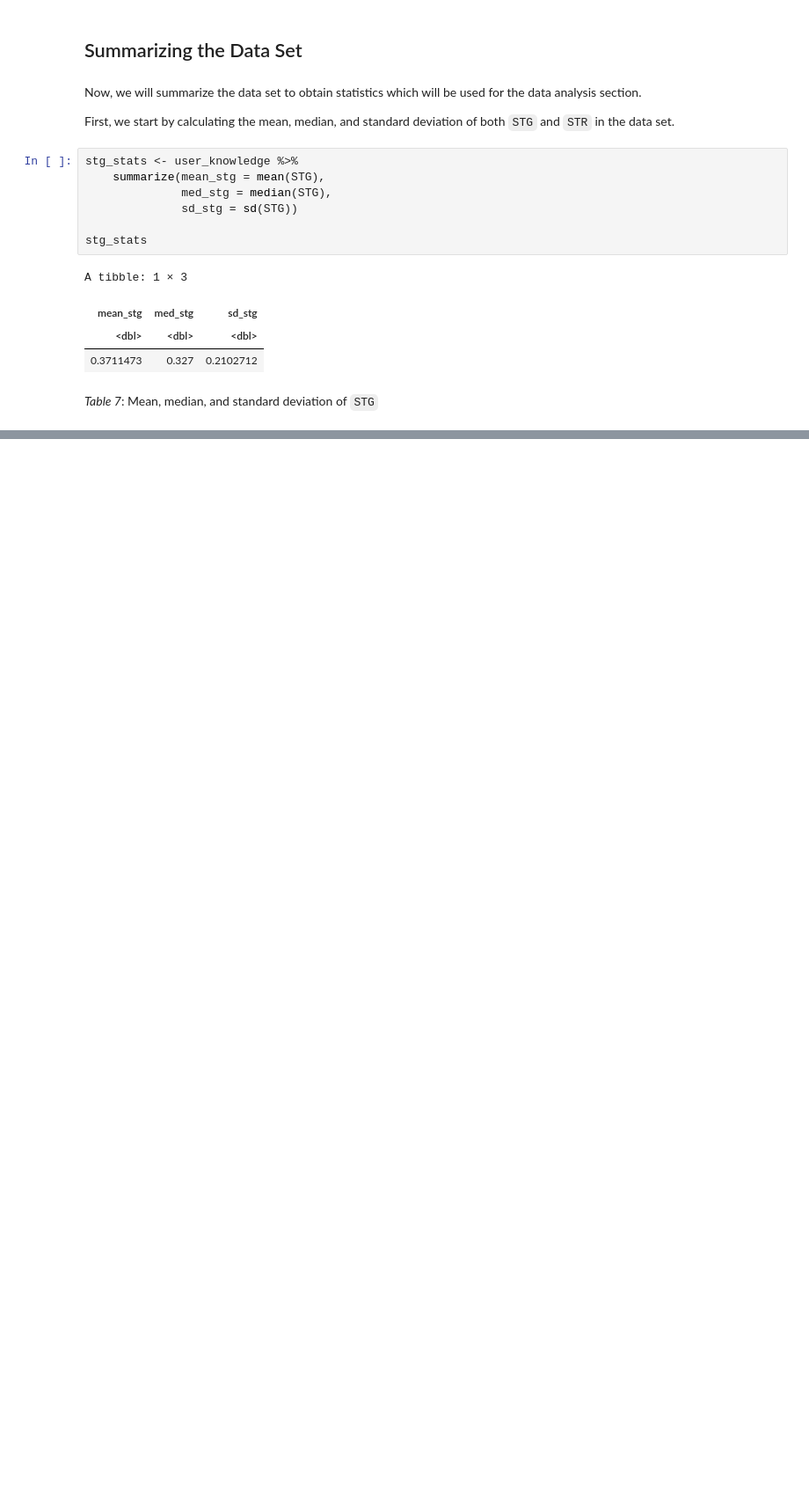
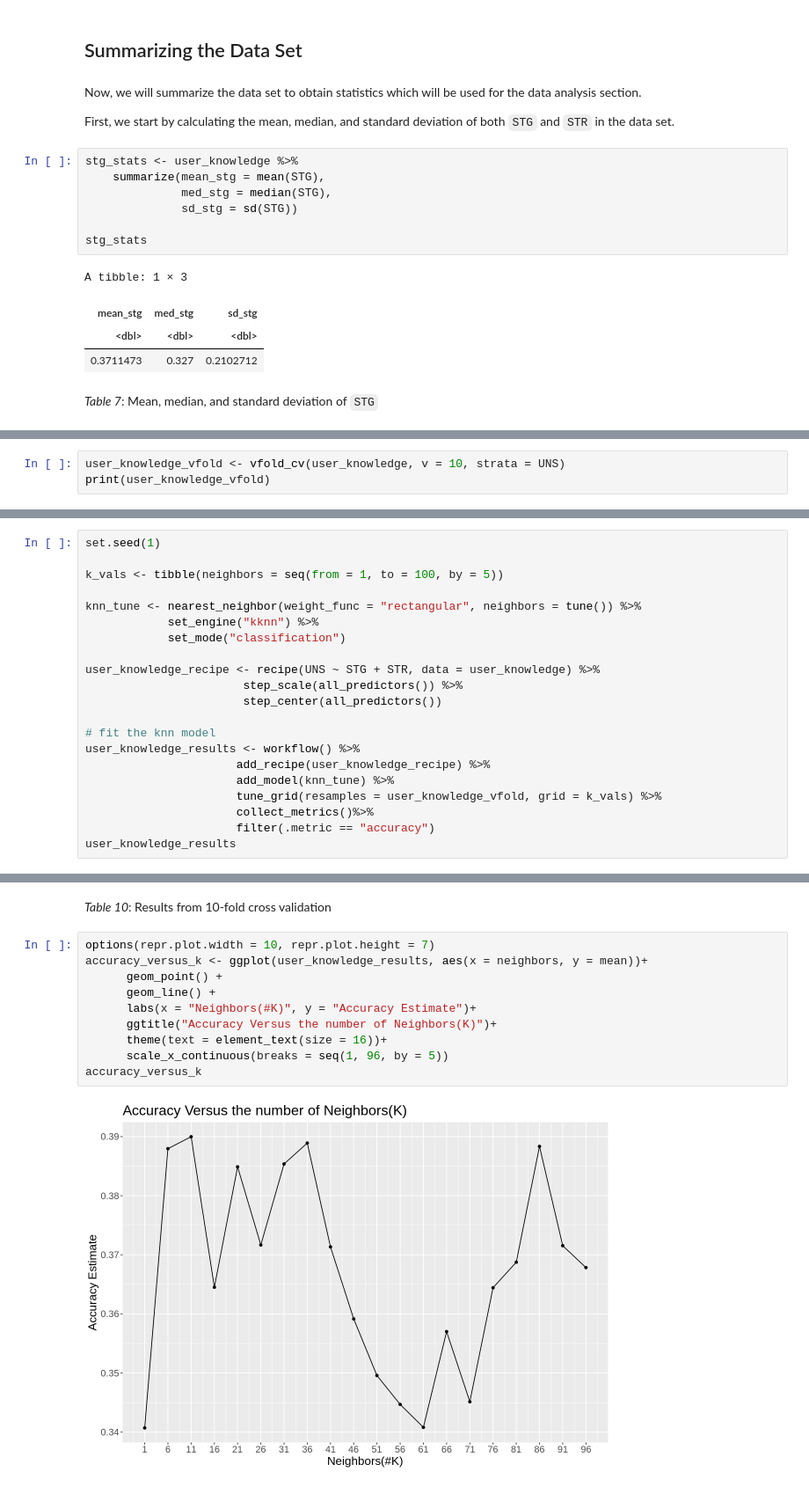
Before and after one commit to Wills-Hao/DSCI-100-project, a Jupyter notebook: final_group_project.ipynb, the cells around one changed output, grey strips where cells are left out. Shown at 88% size. Drawn from its saved outputs; the diff is of its cells as text; blank space fills up the shorter version.

```diff
--- a/final_group_project.ipynb
+++ b/final_group_project.ipynb
@@ -275,0 +295,3 @@ A tibble: 1 × 3
+# %%
+user_knowledge_vfold <- vfold_cv(user_knowledge, v = 10, strata = UNS)
+print(user_knowledge_vfold)
@@ -275,0 +313,21 @@ A tibble: 1 × 3
+# %%
+set.seed(1)
+
+k_vals <- tibble(neighbors = seq(from = 1, to = 100, by = 5))
+
+knn_tune <- nearest_neighbor(weight_func = "rectangular", neighbors = tune()) %>%
+            set_engine("kknn") %>%
+            set_mode("classification")
+
+user_knowledge_recipe <- recipe(UNS ~ STG + STR, data = user_knowledge) %>%
+                       step_scale(all_predictors()) %>%
+                       step_center(all_predictors())
+
+# fit the knn model
+user_knowledge_results <- workflow() %>%
+                      add_recipe(user_knowledge_recipe) %>%
+                      add_model(knn_tune) %>%
+                      tune_grid(resamples = user_knowledge_vfold, grid = k_vals) %>%
+                      collect_metrics()%>%
+                      filter(.metric == "accuracy")
+user_knowledge_results
@@ -275,0 +345,14 @@ A tibble: 1 × 3
+# %% [markdown]
+*Table 10*: Results from 10-fold cross validation
+# %%
+options(repr.plot.width = 10, repr.plot.height = 7)
+accuracy_versus_k <- ggplot(user_knowledge_results, aes(x = neighbors, y = mean))+
+      geom_point() +
+      geom_line() +
+      labs(x = "Neighbors(#K)", y = "Accuracy Estimate")+
+      ggtitle("Accuracy Versus the number of Neighbors(K)")+
+      theme(text = element_text(size = 16))+
+      scale_x_continuous(breaks = seq(1, 96, by = 5))
+accuracy_versus_k
+# %% [output]
+[figure, added]
```
Also changed, not shown: parts of 14 cells of this notebook.
